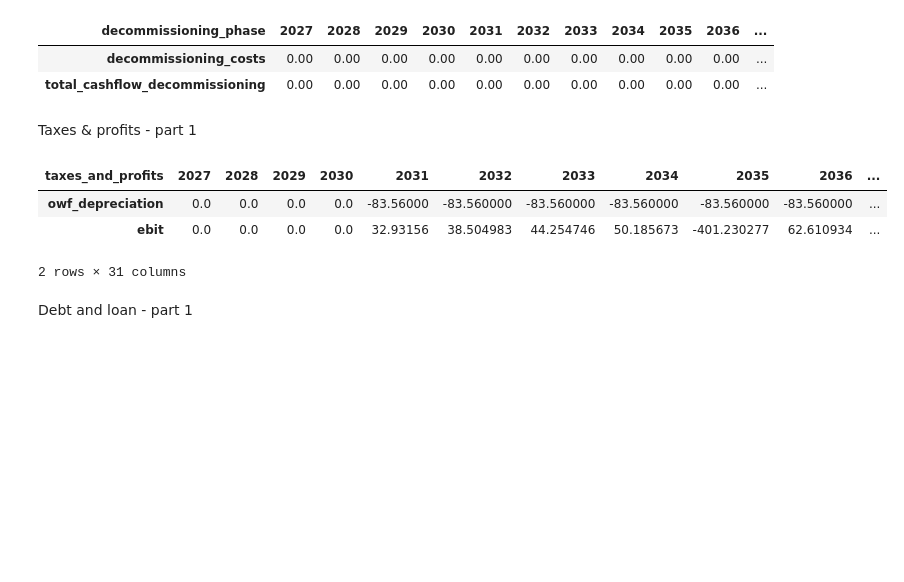
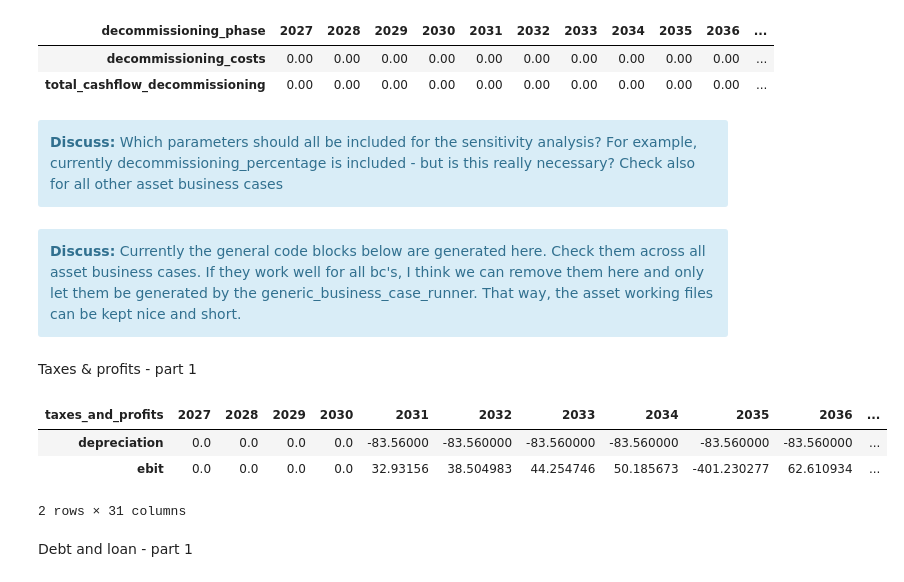
Before and after one commit to DinaBoer/NSE6, a Jupyter notebook: EL_working_file.ipynb, the cells around one changed output. Saved outputs shown, nothing was run; the diff lists cells and outputs as text; code cells hidden in the pictures; blank space fills up the shorter version.

Commit message:
Removed the financial functions out of the working file and placed them in separate python files. Also updated the scenario analysis file for sensitivity analysis and scenario (pes/ml/opt) analysis

```diff
--- a/EL_working_file.ipynb
+++ b/EL_working_file.ipynb
@@ -237,6 +173,8 @@ def operational_phase(**kwargs):
 
 
     return df_operational_phase
+# %%
+df_operational_phase = operational_phase(**el_parameters)
 # %%
 operational_phase(**el_parameters).style.format(precision=2)
 # %% [output]
@@ -301,41 +239,16 @@ decommissioning_phase(**el_parameters).style.format(precision=2)
 | decommissioning_phase | 2027 | 2028 | 2029 | 2030 | 2031 | 2032 | 2033 | 2034 | 2035 | 2036 | ... |
 | decommissioning_costs | 0.00 | 0.00 | 0.00 | 0.00 | 0.00 | 0.00 | 0.00 | 0.00 | 0.00 | 0.00 | ... |
 | total_cashflow_decommissioning | 0.00 | 0.00 | 0.00 | 0.00 | 0.00 | 0.00 | 0.00 | 0.00 | 0.00 | 0.00 | ... |
+# %% [markdown]
+<div class="alert alert-block alert-info">
+    <b>Discuss:</b>
+    Which parameters should all be included for the sensitivity analysis? For example, currently decommissioning_percentage is included - but is this really necessary?
+    Check also for all other asset business cases
+</div>
+# %% [markdown]
+<div class="alert alert-block alert-info">
+    <b>Discuss:</b>
+    Currently the general code blocks below are generated here. Check them across all asset business cases. If they work well for all bc's, I think we can remove them here and only let them be generated by the generic_business_case_runner. That way, the asset working files can be kept nice and short.
+</div>
 # %% [markdown]
 Taxes & profits - part 1
-# %%
-def taxes_and_profits_part1(**kwargs):
-    ''' This function creates a dataframe that contains all cashflows for taxes & profits
-        It consists of two parts, as it is dependent on the debt and loan calculations'''
-
-    # Using **kwargs we can pass the dictionary of parameters from the input data file into the function here
-
-    # 1. Get the parameters we need
-    capex = kwargs['capex']
-
-    # 2. Get the timelines
-    calendar_years = construct_calendar_year_list(**kwargs)
-    operational_years = construct_operations_years_list(**kwargs)
-
-    # 3. Get the results from construction and operational phases
-    df_operations = operational_phase(**kwargs)
-    ebitda = df_operations.loc['net_cashflow_operations']
-
-    # 4. Construct df
-    row_names = ['owf_depreciation', 'ebit']
-    df_taxes_profits = pd.DataFrame(0.0, index=row_names, columns=calendar_years)
-    df_taxes_profits.columns.name = "taxes_and_profits"
-
-    # 5. Calculate depreciation
-    yearly_depreciation = capex/el_depreciation
-
-    df_taxes_profits.loc['owf_depreciation'] = np.where(
-        df_taxes_profits.columns.isin(operational_years),
-        -yearly_depreciation, 0.0
-    )
-
-    # 5. Calculate EBIT = EBITDA + depreciation
-    df_taxes_profits.loc['ebit'] = ebitda + df_taxes_profits.loc['owf_depreciation']
-
-
-    return df_taxes_profits
@@ -342,7 +257,7 @@ def taxes_and_profits_part1(**kwargs):
 # %%
-taxes_and_profits_part1(**el_parameters)
+taxes_and_profits_part1(df_operational_phase,**el_parameters)
 # %% [output]
 | taxes_and_profits | 2027 | 2028 | 2029 | 2030 | 2031 | 2032 | 2033 | 2034 | 2035 | 2036 | ... |
-| owf_depreciation | 0.0 | 0.0 | 0.0 | 0.0 | -83.56000 | -83.560000 | -83.560000 | -83.560000 | -83.560000 | -83.560000 | ... |
+| depreciation | 0.0 | 0.0 | 0.0 | 0.0 | -83.56000 | -83.560000 | -83.560000 | -83.560000 | -83.560000 | -83.560000 | ... |
 | ebit | 0.0 | 0.0 | 0.0 | 0.0 | 32.93156 | 38.504983 | 44.254746 | 50.185673 | -401.230277 | 62.610934 | ... |
 2 rows × 31 columns
```
Also changed, not shown: parts of 66 cells of this notebook, 14 other files.
